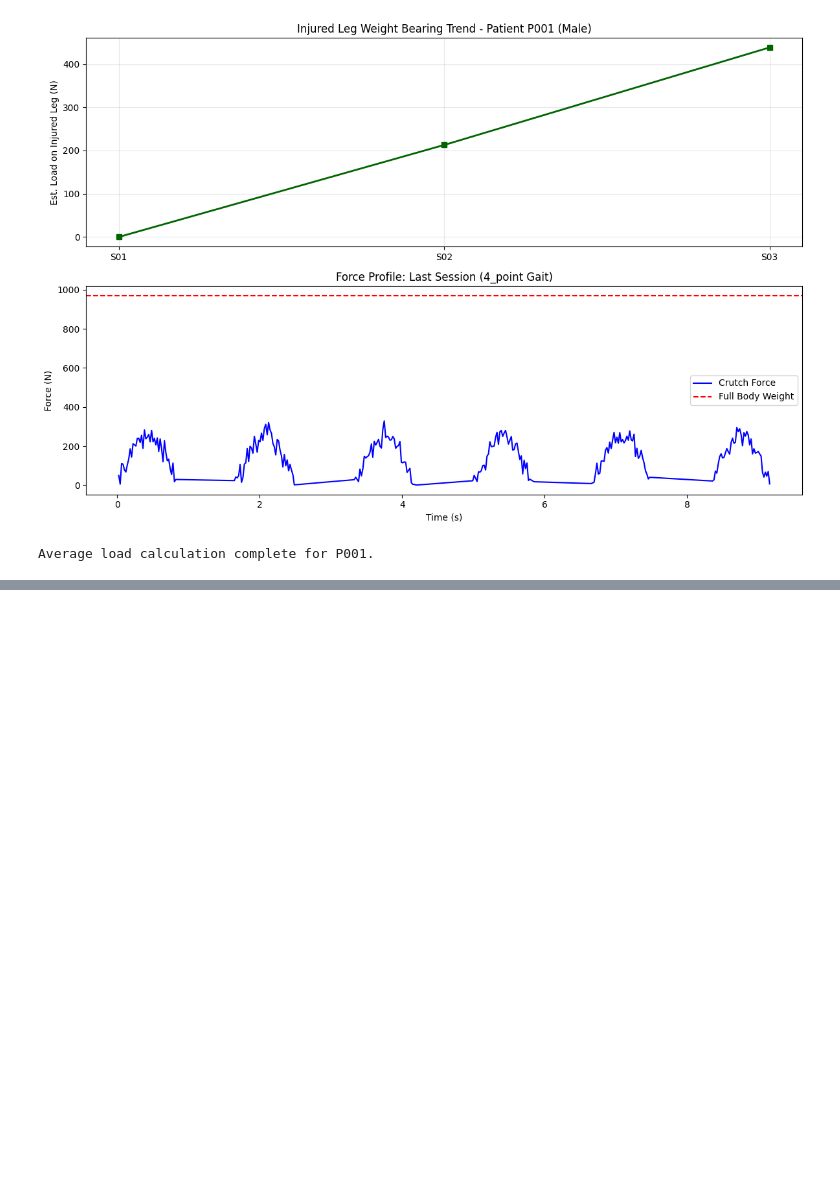
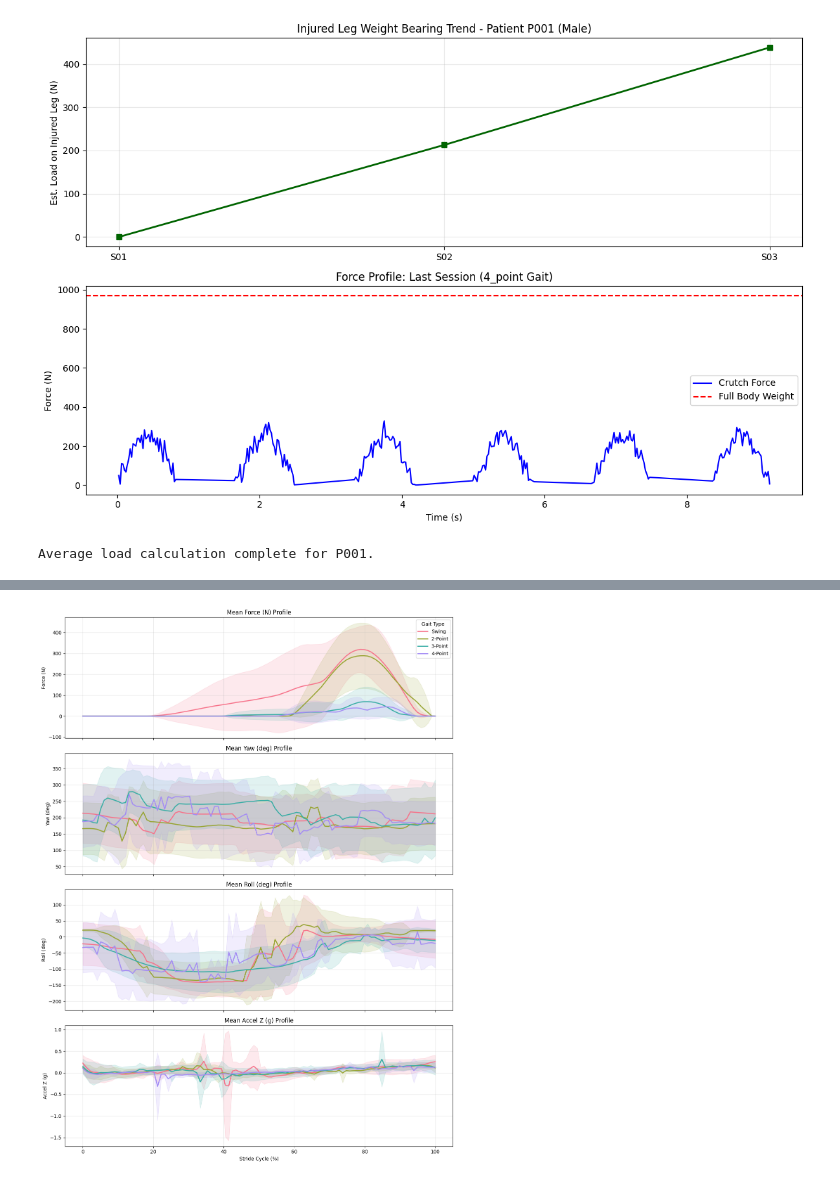
Before and after one commit to Hassan-Himaz/GM1-Crutch, a Jupyter notebook: Advanced_Analysis.ipynb, the cells around one changed output, grey strips where cells are left out. Cells and saved outputs as stored; diff of their text form; code cells hidden in the pictures; blank space fills up the shorter version.

Commit message:
Going over Hassan's Data

```diff
--- a/Advanced_Analysis.ipynb
+++ b/Advanced_Analysis.ipynb
@@ -1541,0 +1555,12 @@ Average load calculation complete for P001.
+# %%
+import pandas as pd
+import numpy as np
+from scipy.interpolate import interp1d
+
+# Load the merged gait analysis data
+hassan_df = pd.read_csv('/content/merged_gait_analysis.csv')
+
+print("Original Hassan Data Head:")
+display(hassan_df.head())
+print("\nOriginal Hassan Data Info:")
+hassan_df.info()
@@ -1541,0 +2498,37 @@ Average load calculation complete for P001.
+# %%
+import matplotlib.pyplot as plt
+import seaborn as sns
+
+def plot_hassan_stride_signatures(df):
+    gaits = sorted(df['gait'].unique())
+    gait_names = {0: 'Swing', 1: '2-Point', 2: '3-Point', 3: '4-Point'}
+    features = ['force', 'yaw', 'roll', 'az']
+    feature_titles = ['Force (N)', 'Yaw (deg)', 'Roll (deg)', 'Accel Z (g)']
+    colors = sns.color_palette('husl', 4)
+
+    fig, axes = plt.subplots(len(features), 1, figsize=(12, 16), sharex=True)
+    x = np.linspace(0, 100, 100)
+
+    for i, feat in enumerate(features):
+        ax = axes[i]
+        for g_val in gaits:
+            mask = df['gait'] == g_val
+            data = np.stack(df.loc[mask, feat].values)
+            mean = np.mean(data, axis=0)
+            std = np.std(data, axis=0)
+
+            ax.plot(x, mean, label=gait_names[g_val], color=colors[g_val], lw=2)
+            ax.fill_between(x, mean - std, mean + std, color=colors[g_val], alpha=0.15)
+
+        ax.set_title(f'Mean {feature_titles[i]} Profile')
+        ax.set_ylabel(feature_titles[i])
+        ax.grid(True, alpha=0.3)
+        if i == 0: ax.legend(title='Gait Type', loc='upper right')
+
+    axes[-1].set_xlabel('Stride Cycle (%)')
+    plt.tight_layout()
+    plt.show()
+
+plot_hassan_stride_signatures(hassan_full_stride_df)
+# %% [output]
+[figure, added]
```
Also changed, not shown: parts of 38 cells of this notebook.
